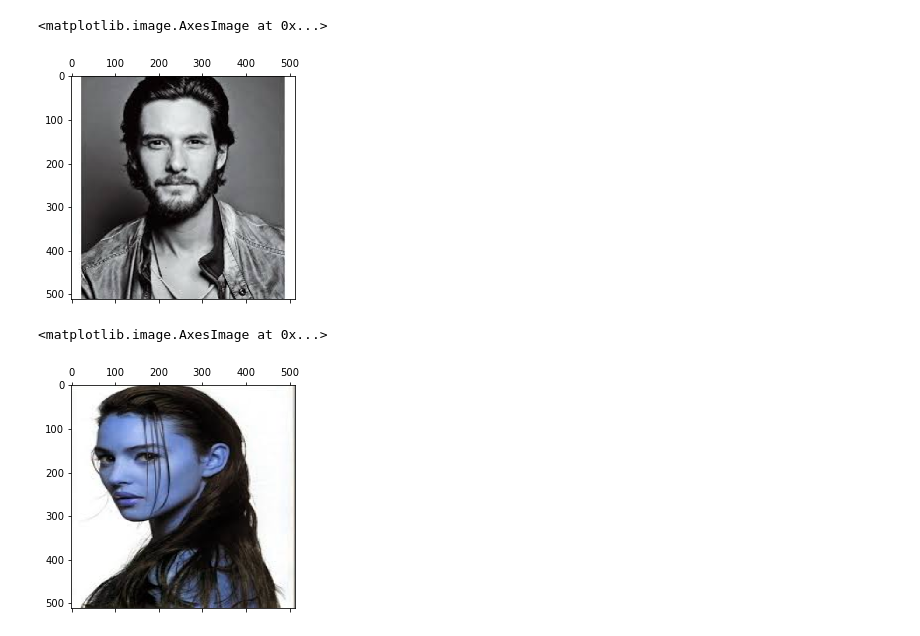
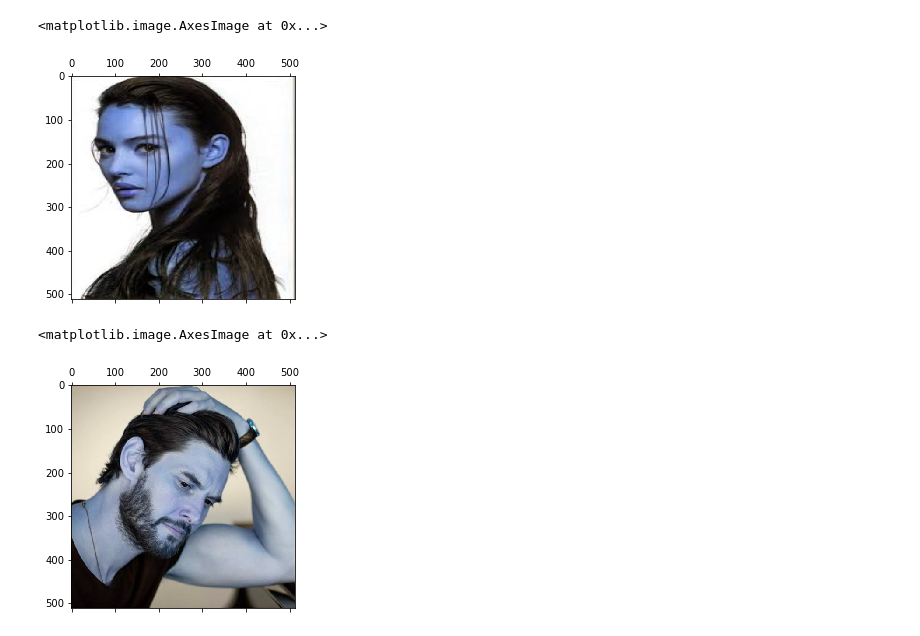
Before and after one commit to abbasshafi/SZIC-AI, a Jupyter notebook: 20 July Image labeling and applying ML algo.ipynb, the cells around one changed output. Cells and saved outputs as stored; diff of their text form; code cells hidden in the pictures.

```diff
--- a/20 July Image labeling and applying ML algo.ipynb
+++ b/20 July Image labeling and applying ML algo.ipynb
@@ -7,24 +7,24 @@ from skimage.filters import gaussian
 from skimage import img_as_ubyte
 import matplotlib.pyplot as plt
 
-images_list = []
+images_list_b = []
 SIZE = 512
 
-path = "/home/abbas/pict/*.*"
+path = "/home/abbas/pict/ben/*.*"
 
 #First create a stack array of all images
 for file in glob.glob(path):
     print(file)     #just stop here to see all file names printed
     img= cv2.imread(file,1)  #now, we can read each file since we have the full path
     img = cv2.resize(img, (SIZE, SIZE))
-    images_list.append(img)
+    images_list_b.append(img)
 
-images_list = np.array(images_list)
+images_list_b = np.array(images_list_b)
 
 #Process each slice in the stack
 img_number = 1
-for image in range(images_list.shape[0]):
-    input_img = images_list[image,:,:]  #Grey images. For color add another dim.
+for image in range(images_list_b.shape[0]):
+    input_img = images_list_b[image,:,:]  #Grey images. For color add another dim.
     smoothed_image = img_as_ubyte(gaussian(input_img, sigma=5, mode='constant', cval=0.0))
     cv2.imwrite("test_images/smoothed/smoothed_image"+str(img_number)+".jpg", smoothed_image)
     img_number +=1
@@ -49,10 +95,10 @@ for image in range(images_list.shape[0]):
 # %%
-plt.matshow(images_list[1])
+plt.matshow(images_list_m[4])
 # %% [output]
 <matplotlib.image.AxesImage at 0x...>
-[figure, old version]
+[figure, new version]
 # %%
-plt.matshow(images_list[9])
+plt.matshow(images_list_b[7])
 # %% [output]
 <matplotlib.image.AxesImage at 0x...>
-[figure, old version]
+[figure, new version]
```
Also changed, not shown: parts of 15 cells of this notebook.
